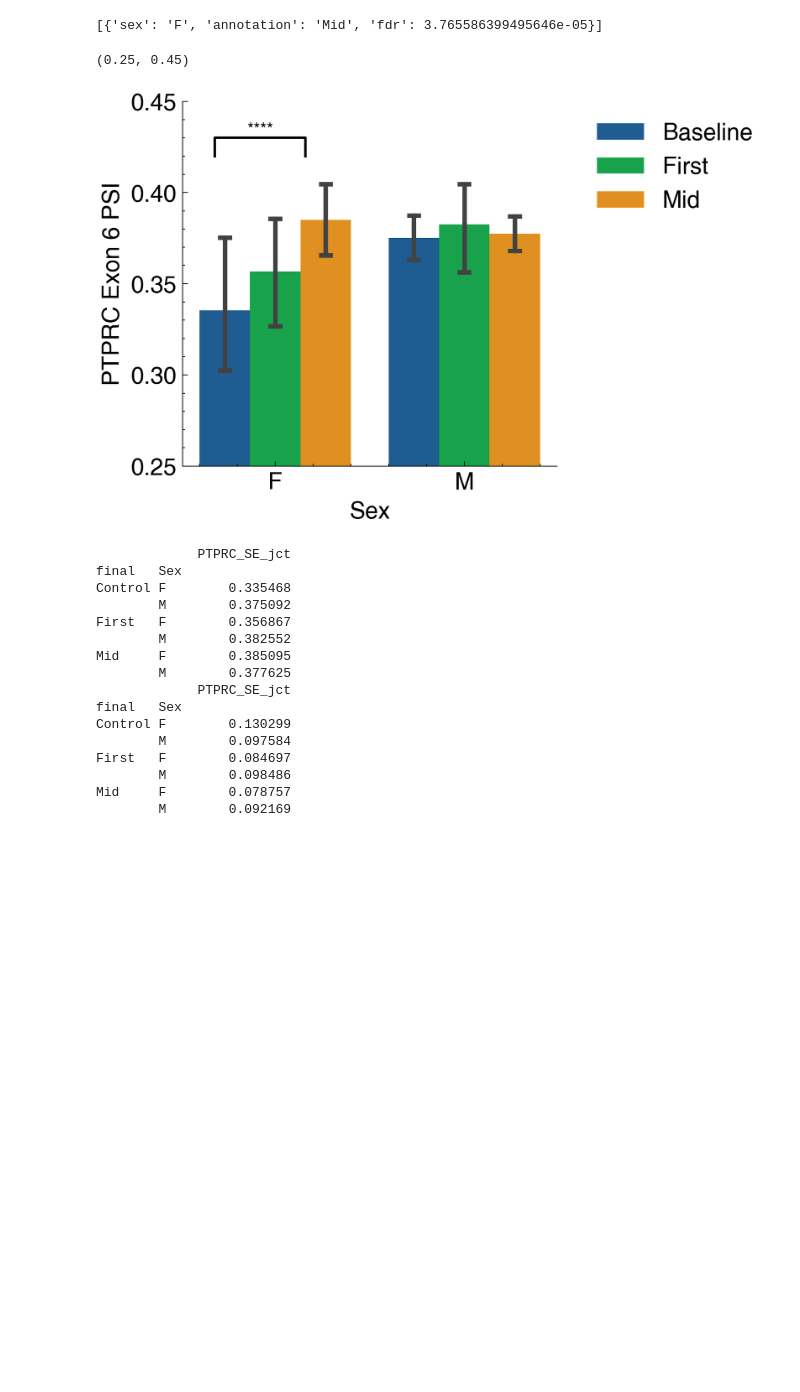
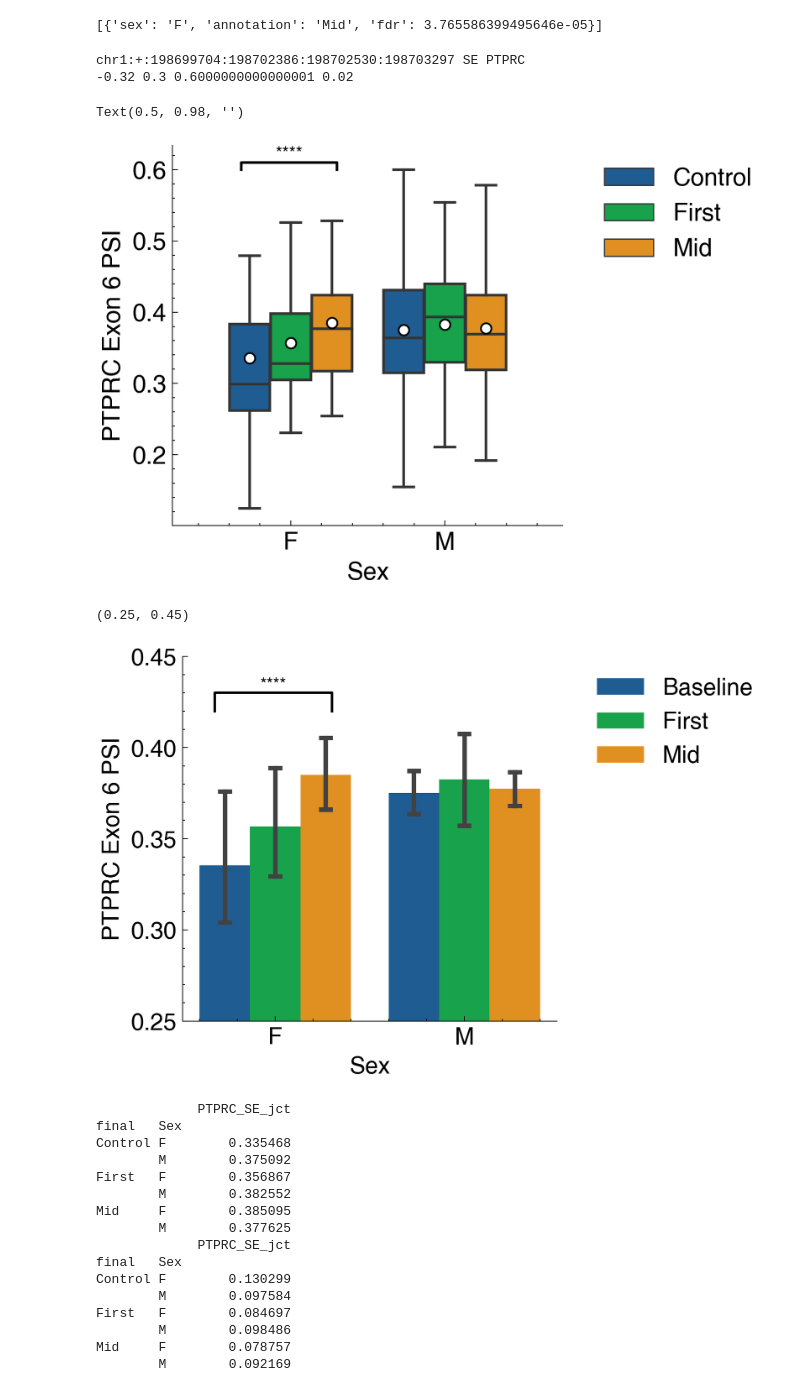
Before and after one commit to zj-zhang/CHARM-SexDiff-Splicing, a Jupyter notebook: notebooks/08-summarize.ipynb, the cells around one changed output. Saved outputs shown, nothing was run; the diff lists cells and outputs as text; code cells hidden in the pictures; blank space fills up the shorter version.

Commit message:
update example plot for PTPRC/CD45 in 08-summarize

```diff
--- a/notebooks/08-summarize.ipynb
+++ b/notebooks/08-summarize.ipynb
@@ -422,8 +423,8 @@ def fdr_to_stars(value):
     else:
         return 'n.s.'
 
-def plot_sig_stars(mhtdf, ax, y_border_anchor, h=0.05):
-    collocs = {'Control':-0.32, 'Pre':-0.16, 'First':0, 'Mid':0.16, 'Post':0.32}
+def plot_sig_stars(mhtdf, ax, y_border_anchor, h=0.05, verbose=False):
+    collocs = {'Control':-0.3, 'Pre':-0.14, 'First':0.15, 'Mid':0.30, 'Post':0.35}
     sigvalues = []
     for row in mhtdf:
         if row['sex'] == 'M':
@@ -441,10 +442,11 @@ def plot_sig_stars(mhtdf, ax, y_border_anchor, h=0.05):
             #y, col = ax.get_ylim()[0] -.05*(i+1), -0.05, 'k'
             y = y_border_anchor - .05*(i+1)
             col = 'k'
+        if verbose: print(x1, x2, y, h+h)
         ax.plot([x1, x1, x2, x2], [y, y+h, y+h, y], lw=1.5, c=col)
         ax.text((x1+x2)*.5, y+h, row['text'], ha='center', va='bottom', color=col)
 # %%
-def plot_psi(eid, as_type, genename, psi_to_use='txr'):
+def plot_psi(eid, as_type, genename, psi_to_use='txr', show_dots=False):
     try:
         psi_jct = jct_dfs[as_type].loc[eid]
     except:
@@ -455,8 +457,10 @@ def plot_psi(eid, as_type, genename, psi_to_use='txr'):
         psi_txr = None
     if psi_to_use == 'jct':
         psi_to_use = psi_jct
+        do_txr_plot = False
     else:
         psi_to_use = psi_txr
+        do_txr_plot = True
     df = covs.meta.loc[[i for i in covs.meta.index if i in psi_to_use], ['final', 'Sex']]
     if psi_jct is not None:
         df['%s_%s_jct' % (genename, as_type)] = [psi_jct.loc[i] for i in df.index]
@@ -464,7 +468,7 @@ def plot_psi(eid, as_type, genename, psi_to_use='txr'):
         df['%s_%s_txr' % (genename, as_type)] = [psi_txr.loc[i] for i in df.index]
     df['%s_%s_use' % (genename, as_type)] = [psi_to_use.loc[i] for i in df.index]
     df = df.loc[df['final'].isin(['Control', 'Pre', 'First', 'Mid', 'Post'])]
-    if as_type == 'SE' and psi_jct is not None and psi_txr is not None:
+    if as_type == 'SE' and psi_jct is not None and psi_txr is not None and do_txr_plot is True:
         try:
             fig, axs = plt.subplots(1, 2, figsize=(8,4))
 
@@ -492,10 +496,22 @@ def plot_psi(eid, as_type, genename, psi_to_use='txr'):
                showfliers=False,
                meanprops={"marker": 'o', "markerfacecolor":"white", "markeredgecolor": "black"}
                )
-
-    axs.legend(bbox_to_anchor=(1.05, 1), loc='upper left')
+    if show_dots:
+        sns.stripplot(x='Sex', y='%s_%s_use' % (genename, as_type), hue='final', data=df, ax=axs,
+                   order=['F', 'M'],
+                   hue_order=['Control', 'First', 'Mid'],
+                   dodge=True
+                     )
+        handles, labels = axs.get_legend_handles_labels()
+        axs.legend(handles=[(handles[0], handles[3]), (handles[1], handles[4]), (handles[2], handles[5])],
+          labels=labels[0:3],
+          loc='upper left', bbox_to_anchor=(1.05, 1),
+          handlelength=4,
+          handler_map={tuple: HandlerTuple(ndivide=None)})
+    else:
+        axs.legend(bbox_to_anchor=(1.05, 1), loc='upper left')
     fig.suptitle('%s %s\n%s'%(genename, as_type, eid))
-    return psi_jct
+    return psi_jct, fig, axs
 # %% [raw]
 genename = 'CASP1'
 df = mal_sp[mal_sp.gene==genename][['eid', 'as_type']]
@@ -545,6 +561,21 @@ for row in metaloader_m.data['SE'].stats_tests['chr1:+:198699704:198702386:19870
 mhtdf
 # %% [output]
 [{'sex': 'F', 'annotation': 'Mid', 'fdr': 3.765586399495646e-05}]
+# %%
+genename = 'PTPRC'
+plot_df = fem_sp[fem_sp.gene==genename][['eid', 'as_type']]
+eid, as_type = plot_df.iloc[1].to_list()
+print(eid, as_type, genename)
+psi_jct, fig, axs = plot_psi(eid, as_type, genename, psi_to_use='jct')
+plot_sig_stars(mhtdf, axs, y_border_anchor=0.55, h=0.01, verbose=True)
+axs.set_ylabel('PTPRC Exon 6 PSI')
+axs.set_title('')
+fig.suptitle('')
+# %% [output]
+chr1:+:198699704:198702386:198702530:198703297 SE PTPRC
+-0.32 0.3 0.6000000000000001 0.02
+Text(0.5, 0.98, '')
+[figure, added]
 # %%
 eid = psi_jct.name
 plot_df = covs.meta.loc[[i for i in covs.meta.index if i in psi_jct], ['final', 'Sex']]
@@ -573,7 +604,7 @@ print(ax.get_ylim())
 plt.savefig('%s/all_genes_splicing.gender/figs/04-PTPRC_bar.pdf' % (DATA_VER))
 # %% [output]
 (0.25, 0.45)
-[figure, old version]
+[figure, new version]
 # %%
 # number in MS
 
```
Also changed, not shown: parts of 5 cells of this notebook.
